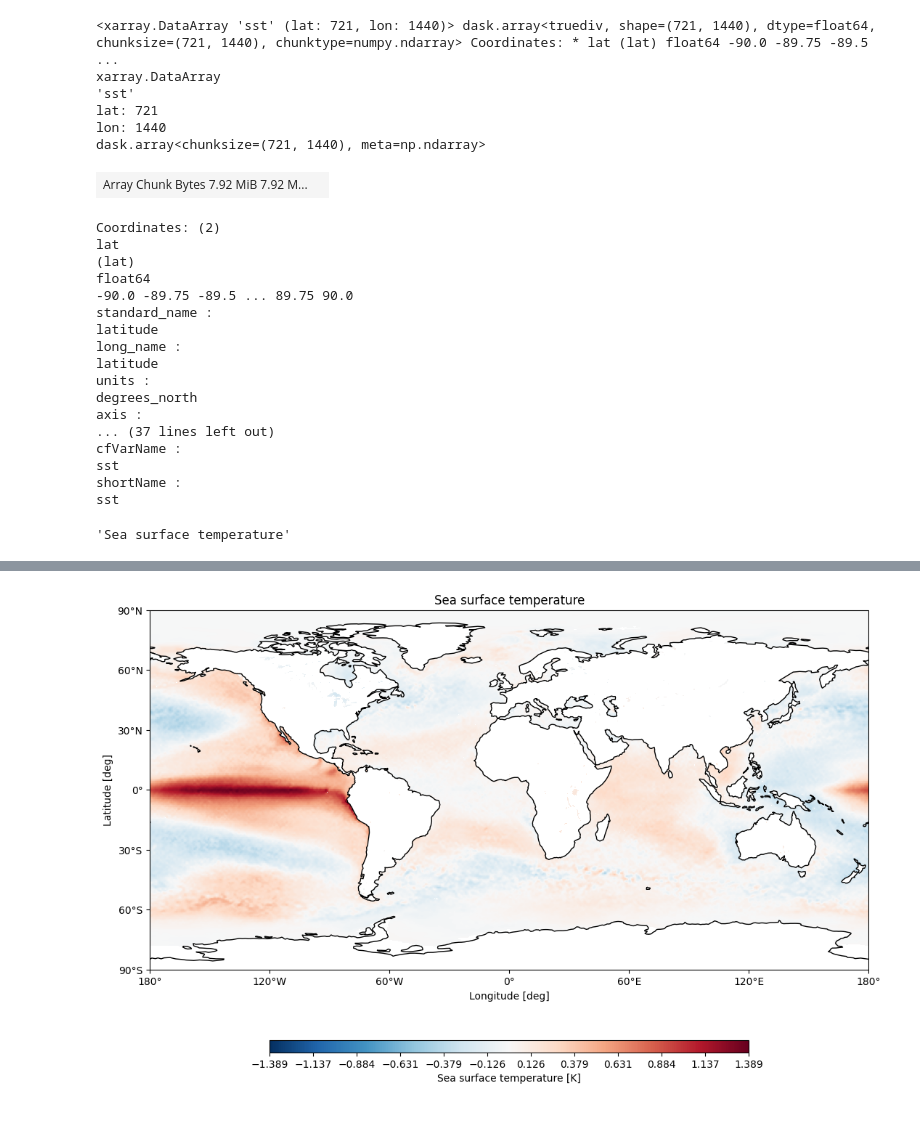
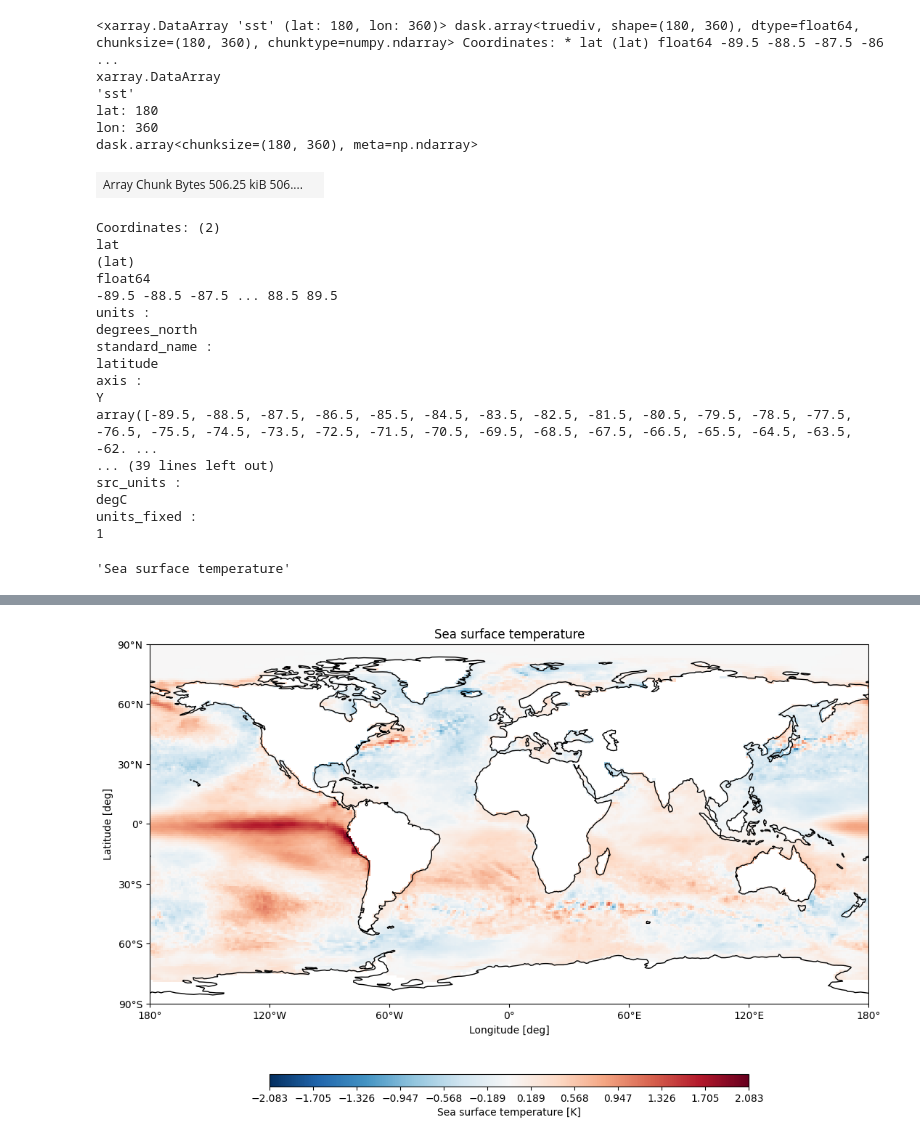
Before and after one commit to Predictia/AQUA, a Jupyter notebook: diagnostics/teleconnections/notebooks/simple_map.ipynb, the cells around one changed output, grey strips where cells are left out. Drawn from its saved outputs; the diff is of its cells as text; code cells hidden in the pictures.

```diff
--- a/diagnostics/teleconnections/notebooks/simple_map.ipynb
+++ b/diagnostics/teleconnections/notebooks/simple_map.ipynb
@@ -7,6 +7,10 @@ from teleconnections import Teleconnection
 model = 'ERA5'
 exp = 'era5'
 source = 'monthly'
+
+model="FESOM"
+exp="tco2559-ng5-cycle3"
+source="lra-r100-monthly"
 # %%
 tc = Teleconnection(model, exp, source, 'ENSO', loglevel='WARNING')
 # %% [output]
@@ -24,30 +28,30 @@ tc.evaluate_regression(rebuild=True)
 # %%
 tc.regression
 # %% [output]
-<xarray.DataArray 'sst' (lat: 721, lon: 1440)> dask.array<truediv, shape=(721, 1440), dtype=float64, chunksize=(721, 1440), chunktype=numpy.ndarray> Coordinates: * lat (lat) float64 -90.0 -89.75 -89.5 ...
+<xarray.DataArray 'sst' (lat: 180, lon: 360)> dask.array<truediv, shape=(180, 360), dtype=float64, chunksize=(180, 360), chunktype=numpy.ndarray> Coordinates: * lat (lat) float64 -89.5 -88.5 -87.5 -86 ...
 xarray.DataArray
 'sst'
-lat: 721
-lon: 1440
-dask.array<chunksize=(721, 1440), meta=np.ndarray>
+lat: 180
+lon: 360
+dask.array<chunksize=(180, 360), meta=np.ndarray>
-| Array Chunk Bytes 7.92 MiB 7.92 M... |  |
+| Array Chunk Bytes 506.25 kiB 506.... |  |
 Coordinates: (2)
 lat
 (lat)
 float64
--90.0 -89.75 -89.5 ... 89.75 90.0
+-89.5 -88.5 -87.5 ... 88.5 89.5
+units :
+degrees_north
 standard_name :
 latitude
-long_name :
-latitude
-units :
-degrees_north
 axis :
-... (37 lines left out)
-cfVarName :
-sst
-shortName :
-sst
+Y
+array([-89.5, -88.5, -87.5, -86.5, -85.5, -84.5, -83.5, -82.5, -81.5, -80.5, -79.5, -78.5, -77.5, -76.5, -75.5, -74.5, -73.5, -72.5, -71.5, -70.5, -69.5, -68.5, -67.5, -66.5, -65.5, -64.5, -63.5, -62. ...
+... (39 lines left out)
+src_units :
+degC
+units_fixed :
+1
 # %%
 from teleconnections.plots import plot_single_map
 # %%
@@ -55,5 +59,5 @@ tc.regression.long_name
 # %% [output]
 'Sea surface temperature'
 # %%
-plot_single_map(data=tc.regression, loglevel='DEBUG', save=True)
+plot_single_map(data=tc.regression, loglevel='DEBUG', save=True, contour=False)
 # %% [output]
@@ -77 +76 @@ plot_single_map(data=tc.regression, loglevel='DEBUG', save=True)
-[figure, old version]
+[figure, new version]
```
Also changed, not shown: parts of 3 cells of this notebook, 2 other files.
